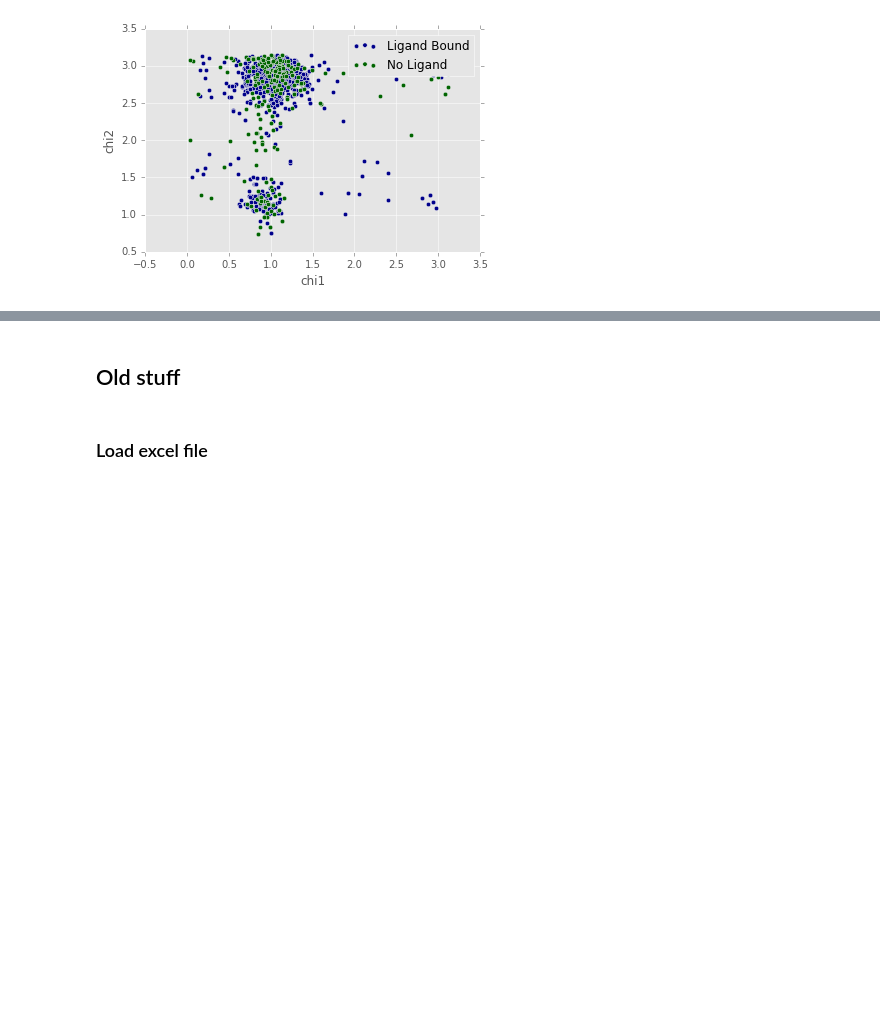
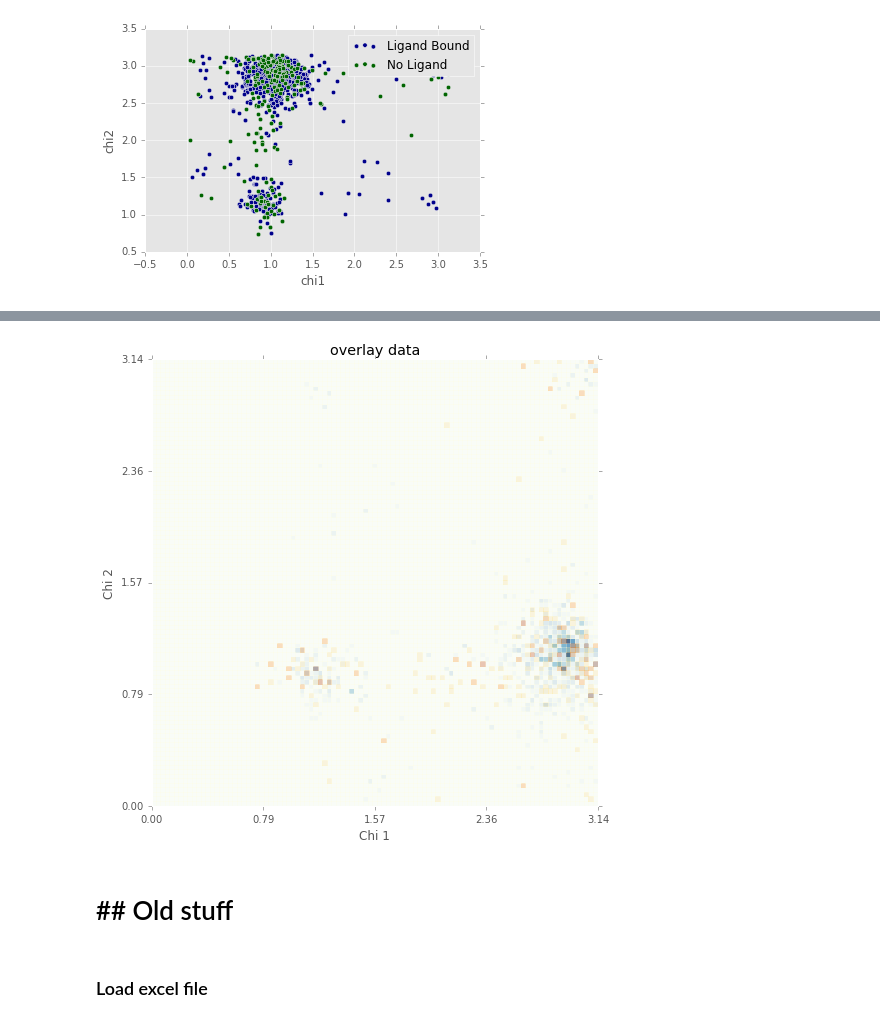
Before and after one commit to cardboard-king/KinStruct, a Jupyter notebook: scripting.ipynb, the cells around one changed output, grey strips where cells are left out. Cells and saved outputs as stored; diff of their text form; code cells hidden in the pictures; blank space fills up the shorter version.

Commit message:
created comparison subplots and overlay

```diff
--- a/scripting.ipynb
+++ b/scripting.ipynb
@@ -245,6 +266,38 @@ ax2.set_aspect('equal')
+# %%
+
+xedges = np.linspace(0,np.pi,100)
+yedges = np.linspace(0,np.pi,100)
+X, Y = np.meshgrid(xedges, yedges)
+cmap1 = plt.get_cmap('Blues')
+cmap2 = plt.get_cmap('YlOrBr')
+ticks = np.linspace(0,np.pi,5)
+tickLocator = mpl.ticker.FixedLocator(ticks)
+tickFormatter = mpl.ticker.FormatStrFormatter('%.2f')
+
+H1, xedges1, yedges1 = np.histogram2d(dataBound["chi1"].values,dataBound["chi2"].values,
+                                      bins=(xedges,yedges))
+H2, xedges2, yedges2 = np.histogram2d(dataUnbound["chi1"].values,dataUnbound["chi2"].values,
+                                      bins=(xedges,yedges))
+
+fig = plt.figure(figsize = (8,8),dpi = 600)
+ax1 = fig.add_subplot(111)
+ax1.set_title("overlay data")
+ax1.pcolormesh(X,Y,H1,cmap=cmap1,alpha = 1)
+ax1.pcolormesh(X,Y,H2,cmap=cmap2,alpha = 0.3)
+ax1.set_aspect('equal')
+ax1.xaxis.set_major_locator(copy.copy(tickLocator))
+ax1.yaxis.set_major_locator(copy.copy(tickLocator))
+ax1.xaxis.set_major_formatter(tickFormatter)
+ax1.yaxis.set_major_formatter(tickFormatter)
+ax1.xaxis.set_label_text("Chi 1")
+ax1.yaxis.set_label_text("Chi 2")
+plt.autoscale(True)
+
+fig.savefig("/Users/matthias/Documents/hibit.in/development/KinStruct/overlay.png")
+# %% [output]
+[figure, added]
 # %% [markdown]
-
-## Old stuff
+# ## Old stuff
 # %% [markdown]
 ### Load excel file
 # %%
```
Also changed, not shown: parts of 2 cells of this notebook, 2 other files.
